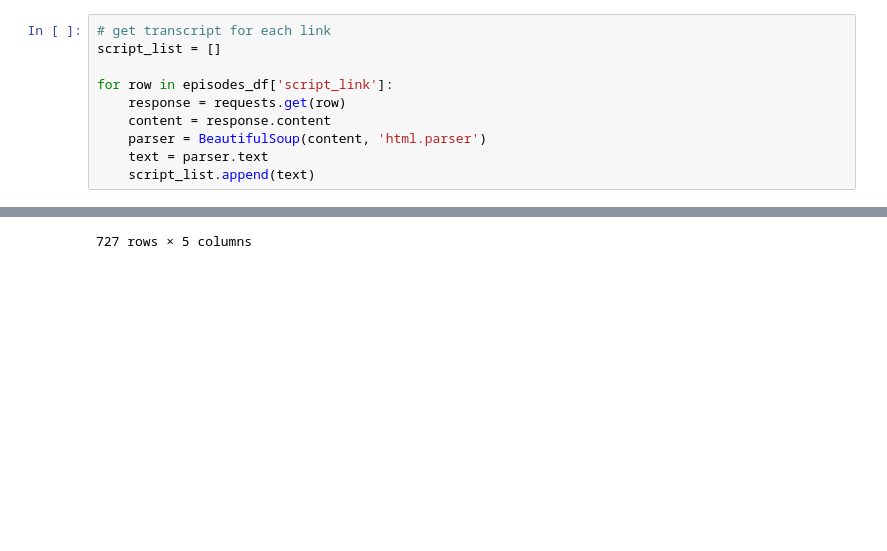
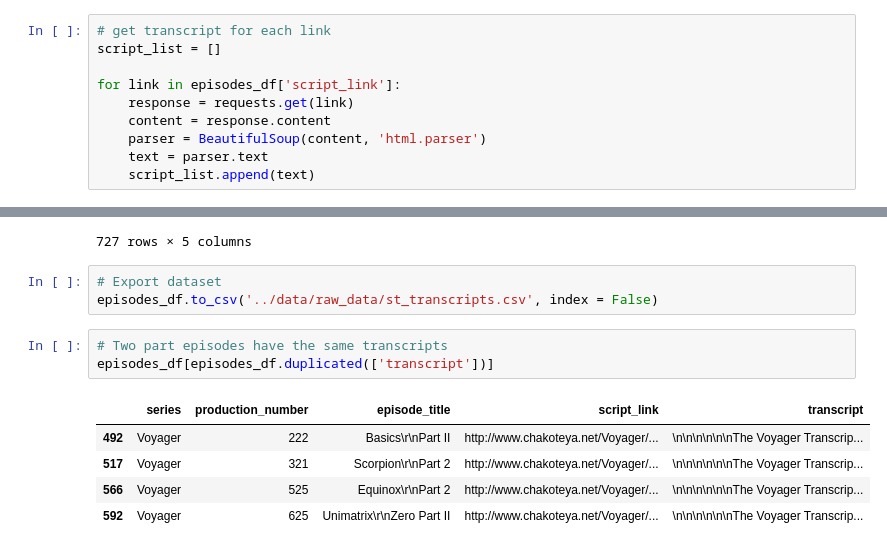
Before and after one commit to mediasittich/bayesian_topic_modeling_lda, a Jupyter notebook: notebooks/Getting the Data.ipynb, the cells around one changed output, grey strips where cells are left out. Drawn from its saved outputs; the diff is of its cells as text; blank space fills up the shorter version.

Commit message:
export data

```diff
--- a/notebooks/Getting the Data.ipynb
+++ b/notebooks/Getting the Data.ipynb
@@ -671,8 +642,8 @@ episodes_df
 # get transcript for each link
 script_list = []
 
-for row in episodes_df['script_link']:
-    response = requests.get(row)
+for link in episodes_df['script_link']:
+    response = requests.get(link)
     content = response.content
     parser = BeautifulSoup(content, 'html.parser')
     text = parser.text
@@ -696,3 +667,15 @@ episodes_df
 | 725 | STDisco17 | 114 | The War Without, The War Within | http://www.chakoteya.net/STDisco1... | \n\n\n\n\n\nStar Trek Discovery T... |
 | 726 | STDisco17 | 115 | Will You Take My Hand? | http://www.chakoteya.net/STDisco1... | \n\n\n\n\n\nStar Trek Discovery T... |
 727 rows × 5 columns
+# %%
+# Export dataset
+episodes_df.to_csv('../data/raw_data/st_transcripts.csv', index = False)
+# %%
+# Two part episodes have the same transcripts
+episodes_df[episodes_df.duplicated(['transcript'])]
+# %% [output]
+|  | series | production_number | episode_title | script_link | transcript |
+| 492 | Voyager | 222 | Basics\r\nPart II | http://www.chakoteya.net/Voyager/... | \n\n\n\n\n\nThe Voyager Transcrip... |
+| 517 | Voyager | 321 | Scorpion\r\nPart 2 | http://www.chakoteya.net/Voyager/... | \n\n\n\n\n\nThe Voyager Transcrip... |
+| 566 | Voyager | 525 | Equinox\r\nPart 2 | http://www.chakoteya.net/Voyager/... | \n\n\n\n\n\nThe Voyager Transcrip... |
+| 592 | Voyager | 625 | Unimatrix\r\nZero Part II | http://www.chakoteya.net/Voyager/... | \n\n\n\n\n\nThe Voyager Transcrip... |
```
Also changed, not shown: parts of 4 cells of this notebook, 1 other file.
